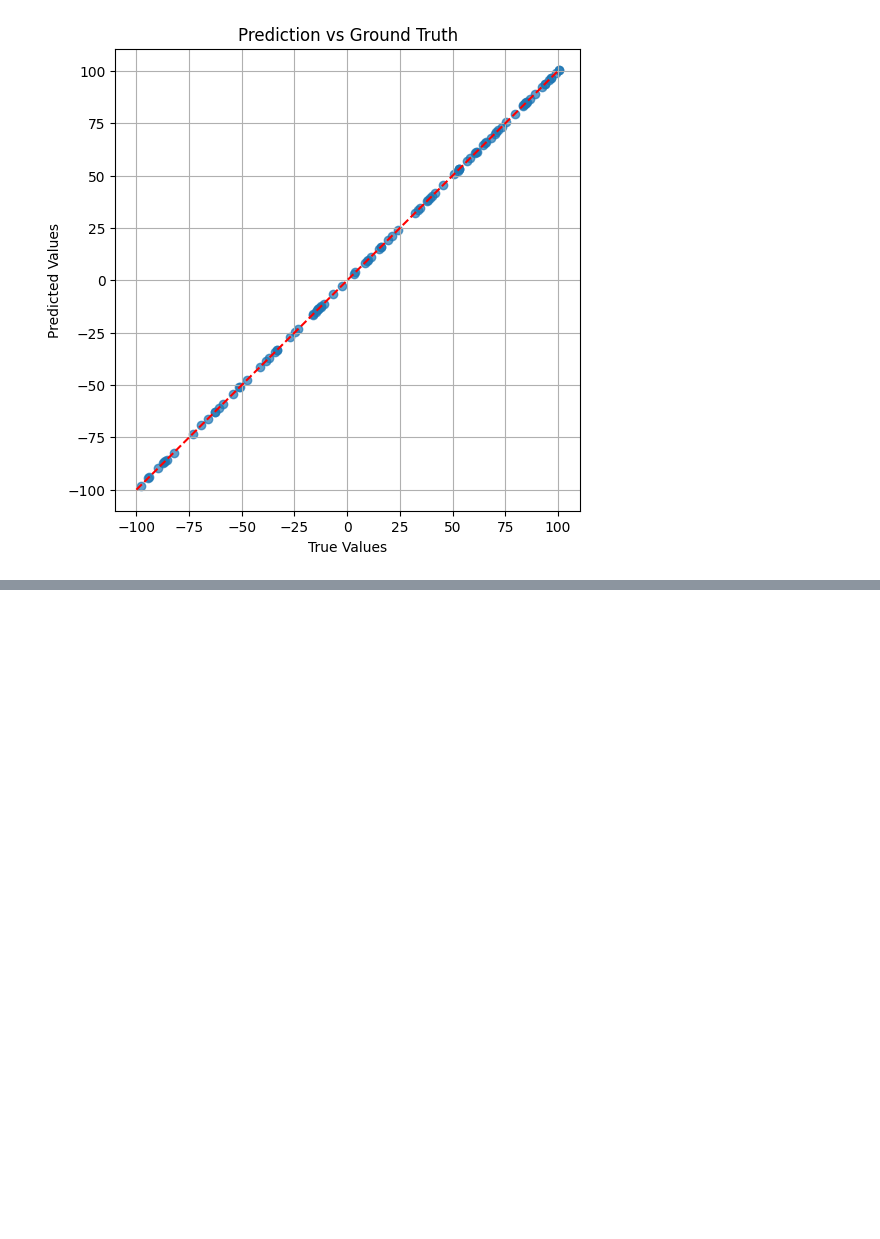
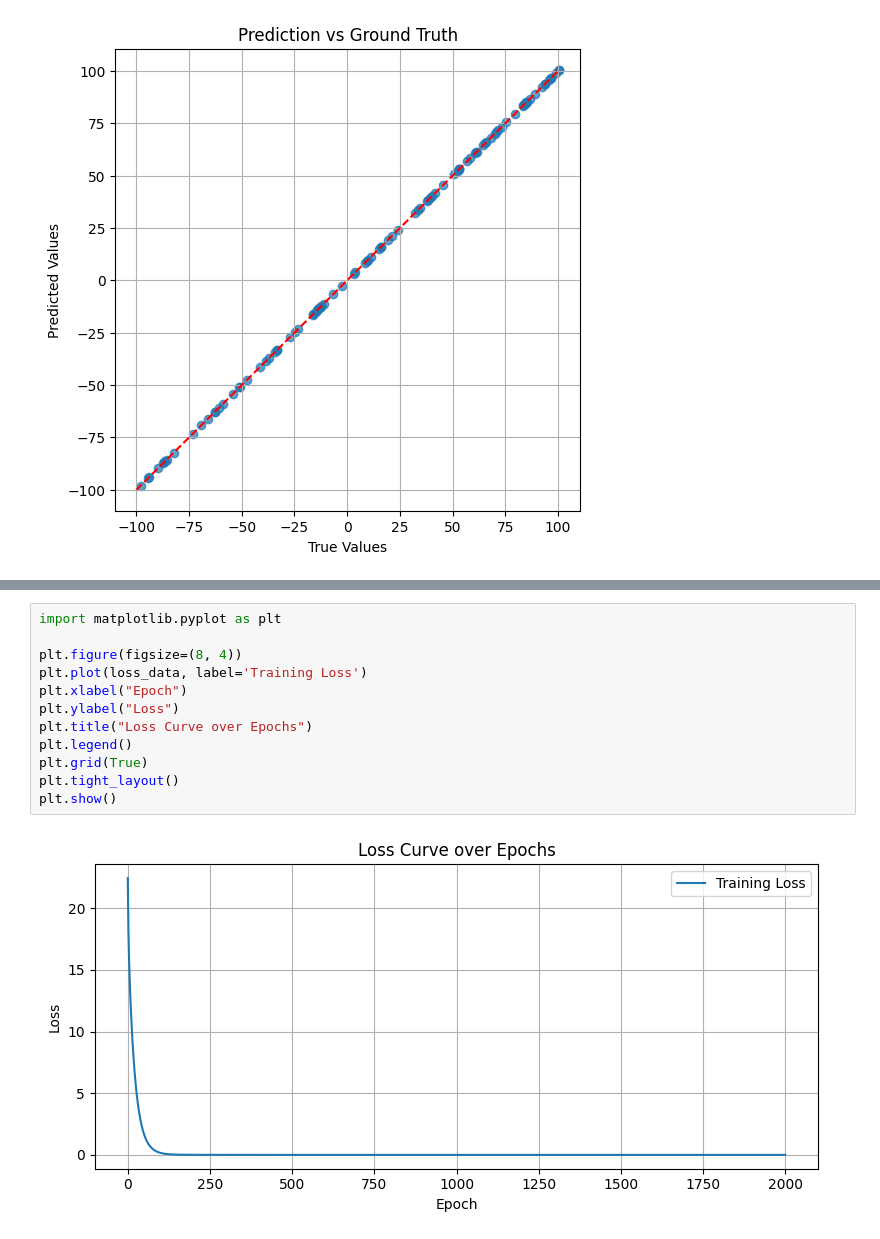
Before and after one commit to JKH-ML/python, a Jupyter notebook: 파이토치_튜토리얼_ipynb의_사본.ipynb, the cells around one changed output, grey strips where cells are left out. Saved outputs shown, nothing was run; the diff lists cells and outputs as text; blank space fills up the shorter version.

```diff
--- a/파이토치_튜토리얼_ipynb의_사본.ipynb
+++ b/파이토치_튜토리얼_ipynb의_사본.ipynb
@@ -272,0 +363,14 @@ plt.show()
+# %%
+import matplotlib.pyplot as plt
+
+plt.figure(figsize=(8, 4))
+plt.plot(loss_data, label='Training Loss')
+plt.xlabel("Epoch")
+plt.ylabel("Loss")
+plt.title("Loss Curve over Epochs")
+plt.legend()
+plt.grid(True)
+plt.tight_layout()
+plt.show()
+# %% [output]
+[figure, added]
```
Also changed, not shown: parts of 2 cells of this notebook.
